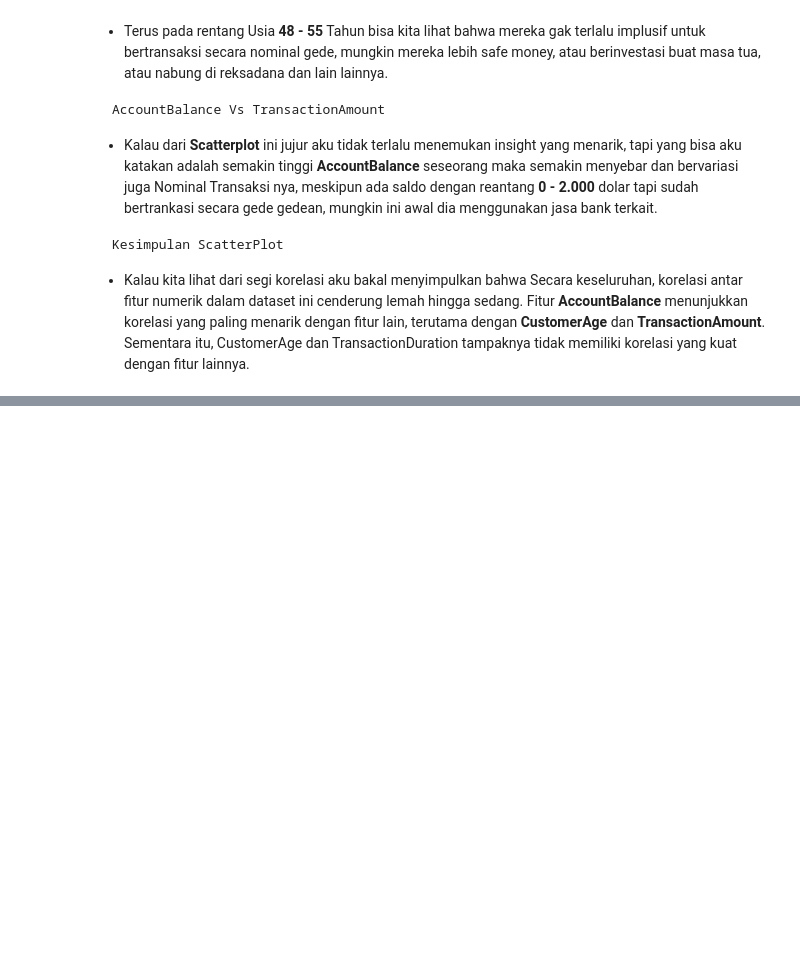
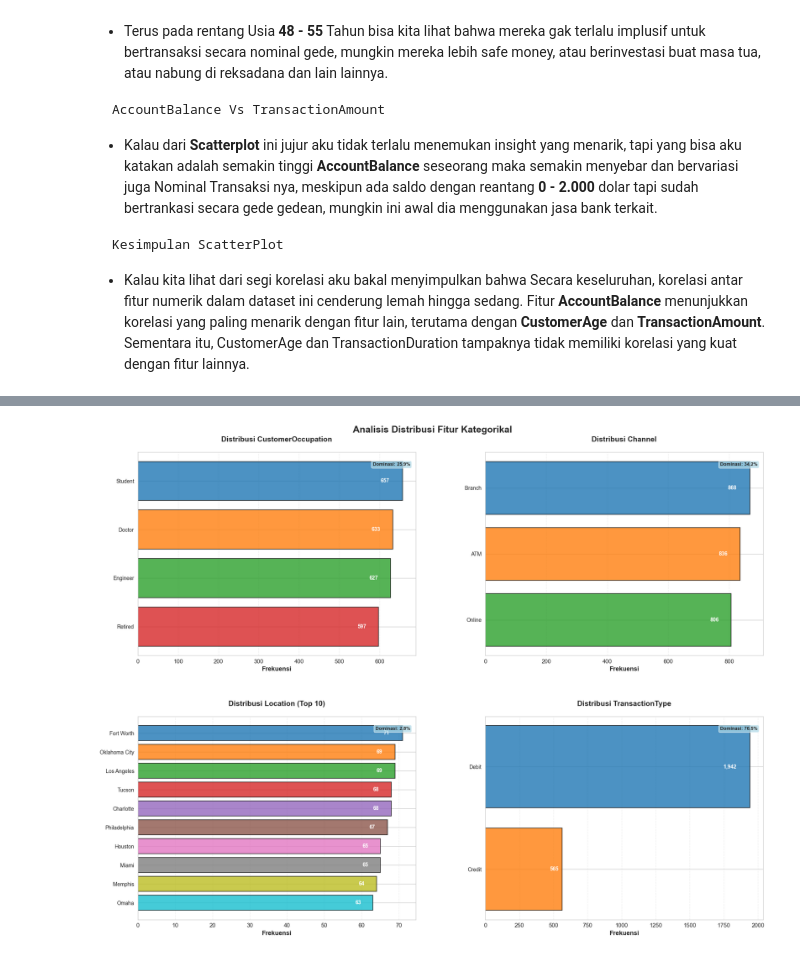
Before and after one commit to BagasNuryaman15/BMLP_SatriaDirgantaraNuryaman, a Jupyter notebook: [Clustering]BMLP_SatriaDirgantaraNuryaman.ipynb, the cells around one changed output, grey strips where cells are left out. Drawn from its saved outputs; the diff is of its cells as text; code cells hidden in the pictures; blank space fills up the shorter version.

```diff
--- a/[Clustering]BMLP_SatriaDirgantaraNuryaman.ipynb
+++ b/[Clustering]BMLP_SatriaDirgantaraNuryaman.ipynb
@@ -319,0 +494,95 @@ Kesimpulan ScatterPlot
+# %%
+# Memilih fitur yang Bermanfaat saja
+cat_selected = ['CustomerOccupation', 'Channel', 'Location', 'TransactionType']
+
+# Setup figure
+plt.style.use('seaborn-v0_8-whitegrid')
+fig, ax = plt.subplots(2, 2, figsize=(18, 14), facecolor='white')
+ax = ax.flatten()
+
+# Warna yang akan di gunakan
+colors = ['#1f77b4', '#ff7f0e', '#2ca02c', '#d62728', '#9467bd', '#8c564b', '#e377c2', '#7f7f7f', '#bcbd22', '#17becf']
+
+# Menyimpan data untuk insight kedalam dictionary
+insights = {}
+
+# Loop untuk setiap fitur
+for i, col in enumerate(cat_selected):
+    # Filter top 10 untuk Location, sisanya tampilkan semua
+    if col == 'Location':
+        top_values = df_binning[col].value_counts().nlargest(10)
+        plot_data = top_values
+        title_suffix = " (Top 10)"
+    else:
+        plot_data = df_binning[col].value_counts()
+        title_suffix = ""
+
+    # Ini dia
+    insights[col] = {
+        'total_categories': len(df_binning[col].unique()),
+        'top_category': plot_data.index[0],
+        'top_count': plot_data.iloc[0],
+        'percentage': (plot_data.iloc[0] / len(df_binning)) * 100
+    }
+
+    # Horizontal bar chart
+    bars = ax[i].barh(
+        range(len(plot_data)),
+        plot_data.values,
+        color=colors[:len(plot_data)],
+        edgecolor='black',
+        linewidth=1.2,
+        alpha=0.8
+    )
+
+    # Kustom Plot
+    ax[i].set_yticks(range(len(plot_data)))
+    ax[i].set_yticklabels(plot_data.index, fontsize=10)
+    ax[i].set_xlabel('Frekuensi', fontsize=12, fontweight='600')
+    ax[i].set_title(f'Distribusi {col}{title_suffix}', fontsize=14, fontweight='bold', pad=20)
+
+    # Annotasi untuk setiap bar chart
+    for j, (bar, value) in enumerate(zip(bars, plot_data.values)):
+        width = bar.get_width()
+        if width > max(plot_data.values) * 0.1:
+            x_pos = width - (width * 0.05)
+            ha = 'right'
+            color = 'white'
+            weight = 'bold'
+        else:
+            x_pos = width + (max(plot_data.values) * 0.01)
+            ha = 'left'
+            color = 'black'
+            weight = 'normal'
+
+        ax[i].text(x_pos, bar.get_y() + bar.get_height()/2,
+                   f'{int(value):,}',
+                   ha=ha, va='center',
+                   fontsize=10, fontweight=weight, color=color)
+
+    # Dominasi Setiap Kategorikal
+    top_pct = (plot_data.iloc[0] / len(df_binning)) * 100
+    ax[i].text(0.98, 0.95, f'Dominasi: {top_pct:.1f}%',
+               transform=ax[i].transAxes,
+               ha='right', va='top',
+               bbox=dict(boxstyle='round,pad=0.3', facecolor='lightblue', alpha=0.7),
+               fontsize=9, fontweight='bold')
+
+    ax[i].grid(True, linestyle='--', alpha=0.3, axis='x')
+    ax[i].set_axisbelow(True)
+    ax[i].invert_yaxis()
+
+
+plt.suptitle('Analisis Distribusi Fitur Kategorikal', fontsize=18, fontweight='bold', y=0.98)
+plt.tight_layout()
+plt.subplots_adjust(top=0.93, hspace=0.3, wspace=0.25)
+plt.show()
+
+# Biasa Ke Insight
+print('KEY INSIGHTS:\n')
+for feature, data in insights.items():
+    print(f'{feature}:')
+    print(f'Total kategori: {data["total_categories"]}')
+    print(f'Kategori dominan: {data["top_category"]} ({data["top_count"]:,} - {data["percentage"]:.1f}%)')
+# %% [output]
+[figure, added]
```
Also changed, not shown: parts of 43 cells of this notebook.
